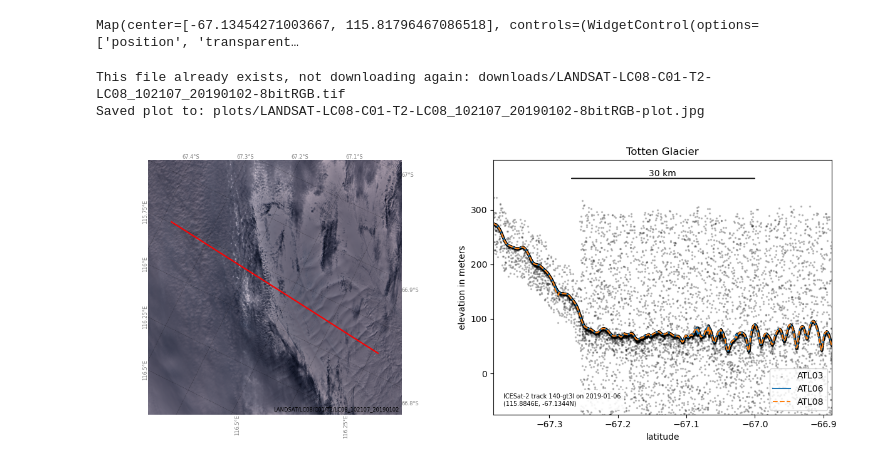
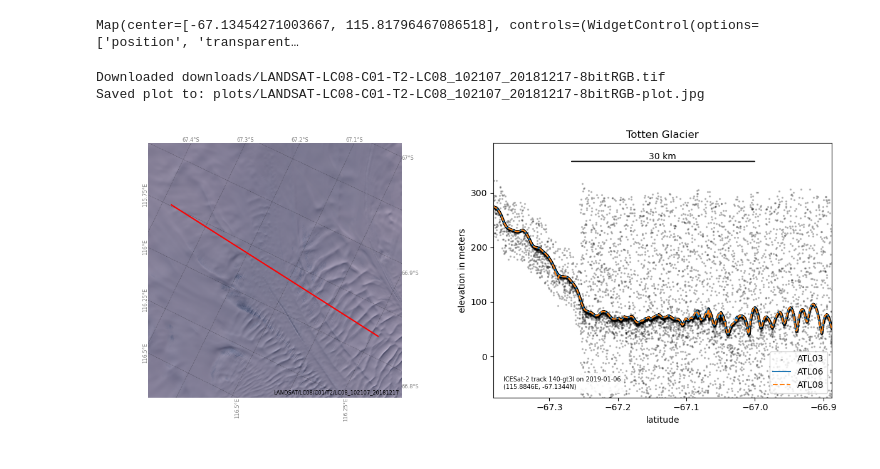
Before and after one commit to ICESAT-2HackWeek/ice-discharge, a Jupyter notebook: contributors/jandreasen/Totten_Visualization.ipynb, the cells around one changed output. Drawn from its saved outputs; the diff is of its cells as text; code cells hidden in the pictures.

Commit message:
update Totten Visuals

```diff
--- a/contributors/jandreasen/Totten_Visualization.ipynb
+++ b/contributors/jandreasen/Totten_Visualization.ipynb
@@ -146,6 +147,6 @@ Type:      method
 # %%
 url = 'http://openaltimetry.org/data/api/icesat2/atl03?date=2019-01-06&minx=115.24465778288615&miny=-67.38169972876892&maxx=116.52445265675665&maxy=-66.88720008618292&trackId=140&beamName=gt3r&beamName=gt3l&beamName=gt2r&beamName=gt2l&beamName=gt1r&beamName=gt1l&outputFormat=json'
 gtx = 'gt3l'
-myplot, mydata = plot_from_oa_url(url=url, gtx=gtx, title='Exciting Data!!!')
-myplot.savefig('geemap_tutorial_exercise1.jpg', dpi=300)
+myplot, mydata = plot_from_oa_url(url=url, gtx=gtx, title='ICESat-2 Data across Totten Glacier Grounding Line')
+myplot.savefig('Totten_Grounding1.jpg', dpi=300)
 # %% [output]
@@ -417,9 +402,9 @@ Search for imagery from 2018-12-23 to 2019-01-20.
 13: 2019-01-18 ( 12 days after ICESat-2 overpass): LANDSAT/LC08/C01/T2/LC08_102107_20190118
 Map(center=[-67.13454271003667, 115.81796467086518], controls=(WidgetControl(options=['position', 'transparent…
 # %%
-myProductId = 'LANDSAT/LC08/C01/T2/LC08_102107_20190102' # <-- copy-pasted from above, after looking at the layers in the map
+myProductId = 'LANDSAT/LC08/C01/T2/LC08_102107_20181217' # <-- copy-pasted from above, after looking at the layers in the map
 figure = mydata.plotDataAndMap(myProductId, crs='EPSG:3031', title='Totten Glacier')
 # %% [output]
-This file already exists, not downloading again: downloads/LANDSAT-LC08-C01-T2-LC08_102107_20190102-8bitRGB.tif
-Saved plot to: plots/LANDSAT-LC08-C01-T2-LC08_102107_20190102-8bitRGB-plot.jpg
+Downloaded downloads/LANDSAT-LC08-C01-T2-LC08_102107_20181217-8bitRGB.tif
+Saved plot to: plots/LANDSAT-LC08-C01-T2-LC08_102107_20181217-8bitRGB-plot.jpg
-[figure, old version]
+[figure, new version]
```
Also changed, not shown: parts of 24 cells of this notebook, 13 other files.
